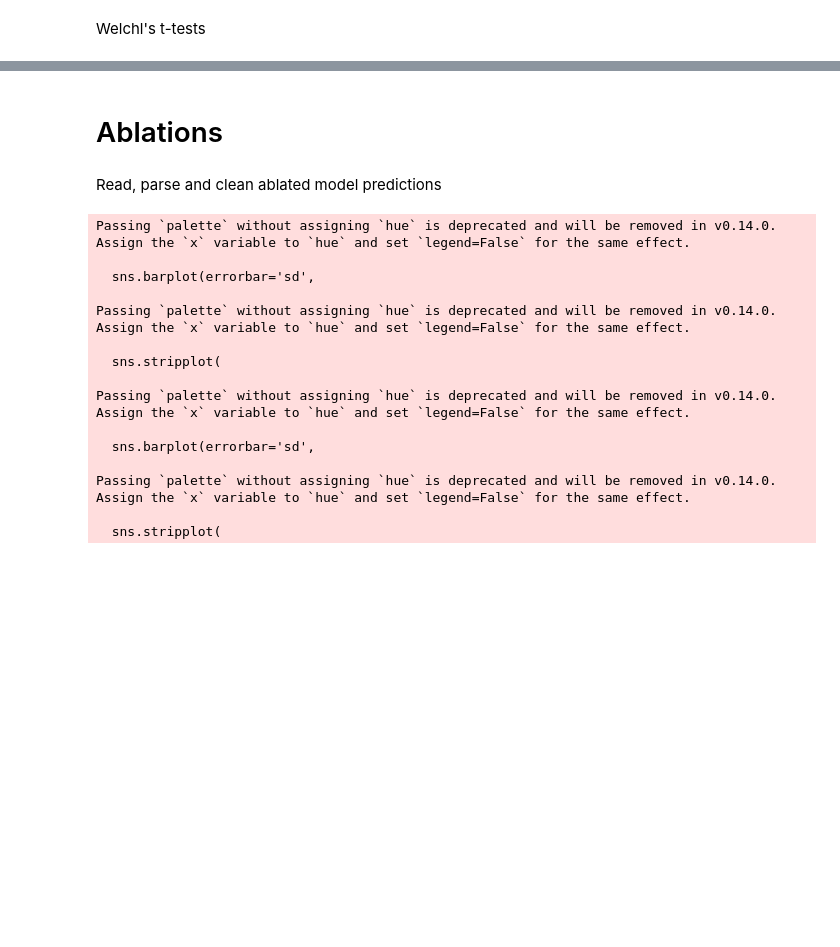
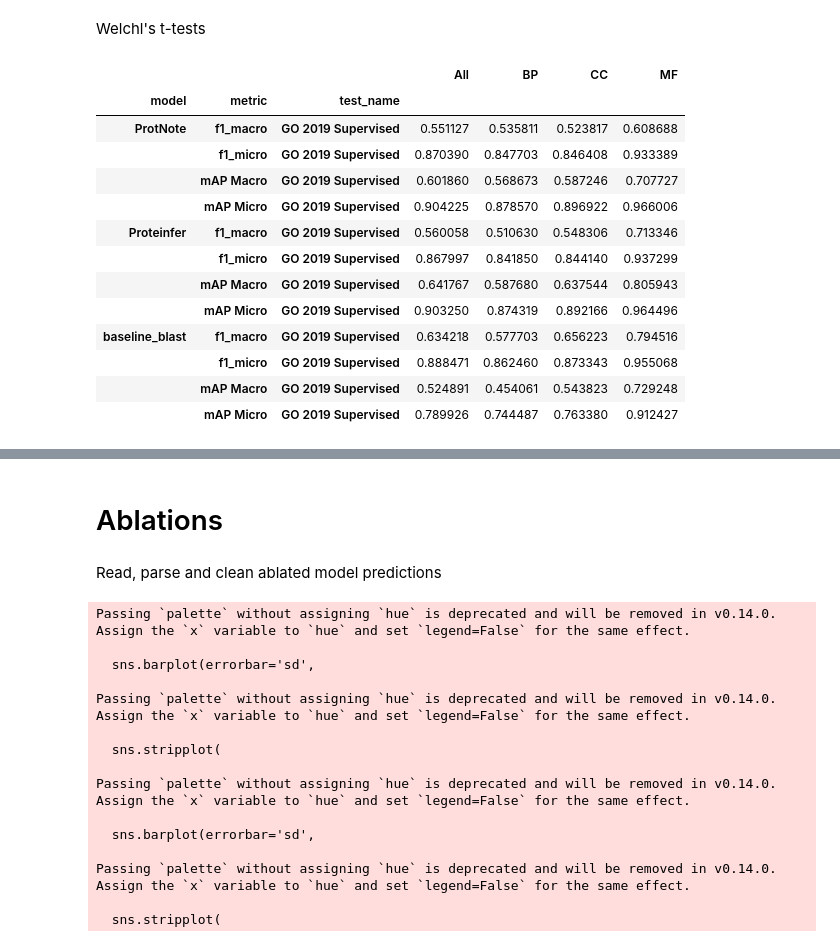
Before and after one commit to microsoft/protnote, a Jupyter notebook: notebooks/Results.ipynb, the cells around one changed output, grey strips where cells are left out. Drawn from its saved outputs; the diff is of its cells as text; code cells hidden in the pictures; blank space fills up the shorter version.

```diff
--- a/notebooks/Results.ipynb
+++ b/notebooks/Results.ipynb
@@ -552,3 +554,20 @@ Welchl's t-tests
+# %%
+supervised_final_metrics_df.groupby(['model','metric','test_name']).mean()
+# %% [output]
+|  |  |  | All | BP | CC | MF |
+| model | metric | test_name |  |  |  |  |
+| ProtNote | f1_macro | GO 2019 Supervised | 0.551127 | 0.535811 | 0.523817 | 0.608688 |
+|  | f1_micro | GO 2019 Supervised | 0.870390 | 0.847703 | 0.846408 | 0.933389 |
+|  | mAP Macro | GO 2019 Supervised | 0.601860 | 0.568673 | 0.587246 | 0.707727 |
+|  | mAP Micro | GO 2019 Supervised | 0.904225 | 0.878570 | 0.896922 | 0.966006 |
+| Proteinfer | f1_macro | GO 2019 Supervised | 0.560058 | 0.510630 | 0.548306 | 0.713346 |
+|  | f1_micro | GO 2019 Supervised | 0.867997 | 0.841850 | 0.844140 | 0.937299 |
+|  | mAP Macro | GO 2019 Supervised | 0.641767 | 0.587680 | 0.637544 | 0.805943 |
+|  | mAP Micro | GO 2019 Supervised | 0.903250 | 0.874319 | 0.892166 | 0.964496 |
+| baseline_blast | f1_macro | GO 2019 Supervised | 0.634218 | 0.577703 | 0.656223 | 0.794516 |
+|  | f1_micro | GO 2019 Supervised | 0.888471 | 0.862460 | 0.873343 | 0.955068 |
+|  | mAP Macro | GO 2019 Supervised | 0.524891 | 0.454061 | 0.543823 | 0.729248 |
+|  | mAP Micro | GO 2019 Supervised | 0.789926 | 0.744487 | 0.763380 | 0.912427 |
 # %%
 t_test_results = []
 for ontology,metric in product(['All','BP','CC','MF'],['mAP Macro','mAP Micro']):
```
Also changed, not shown: parts of 4 cells of this notebook, 2 other files.
